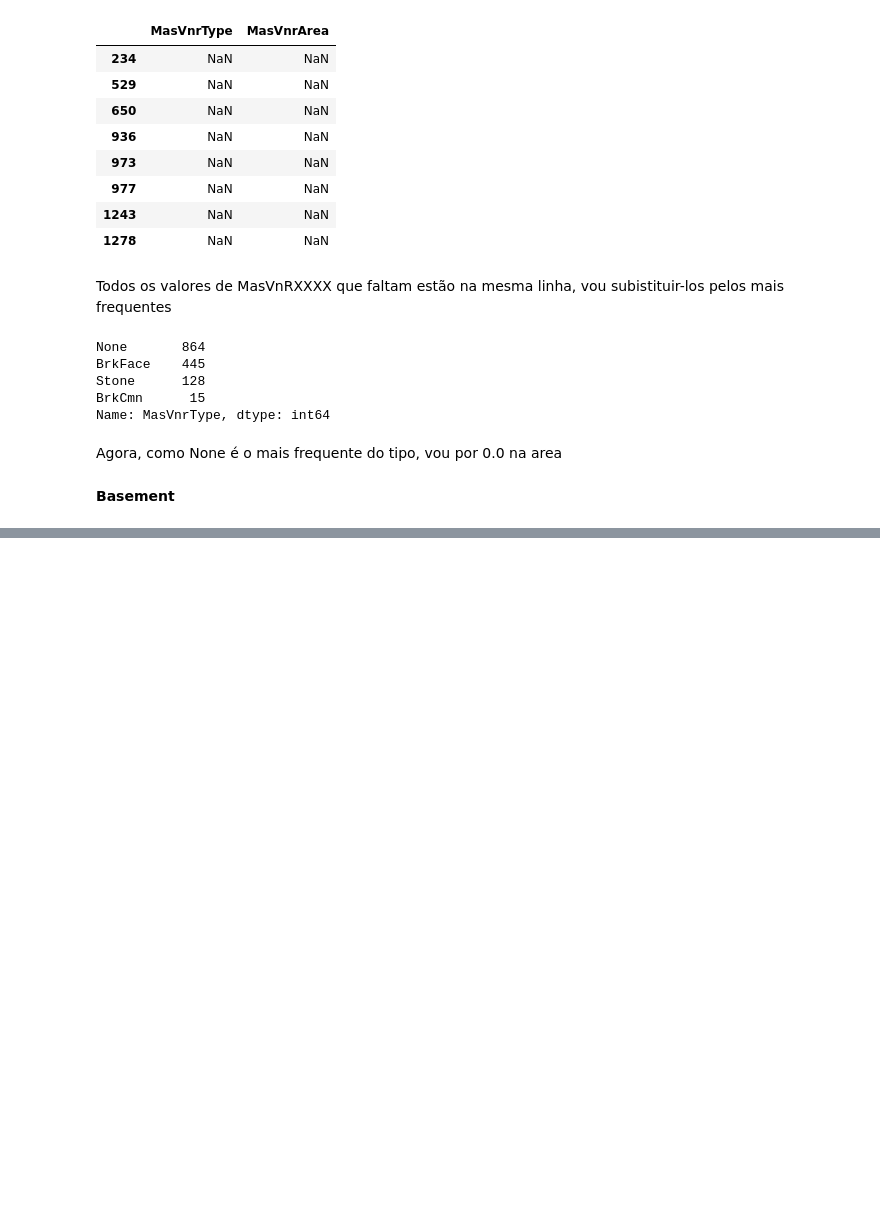
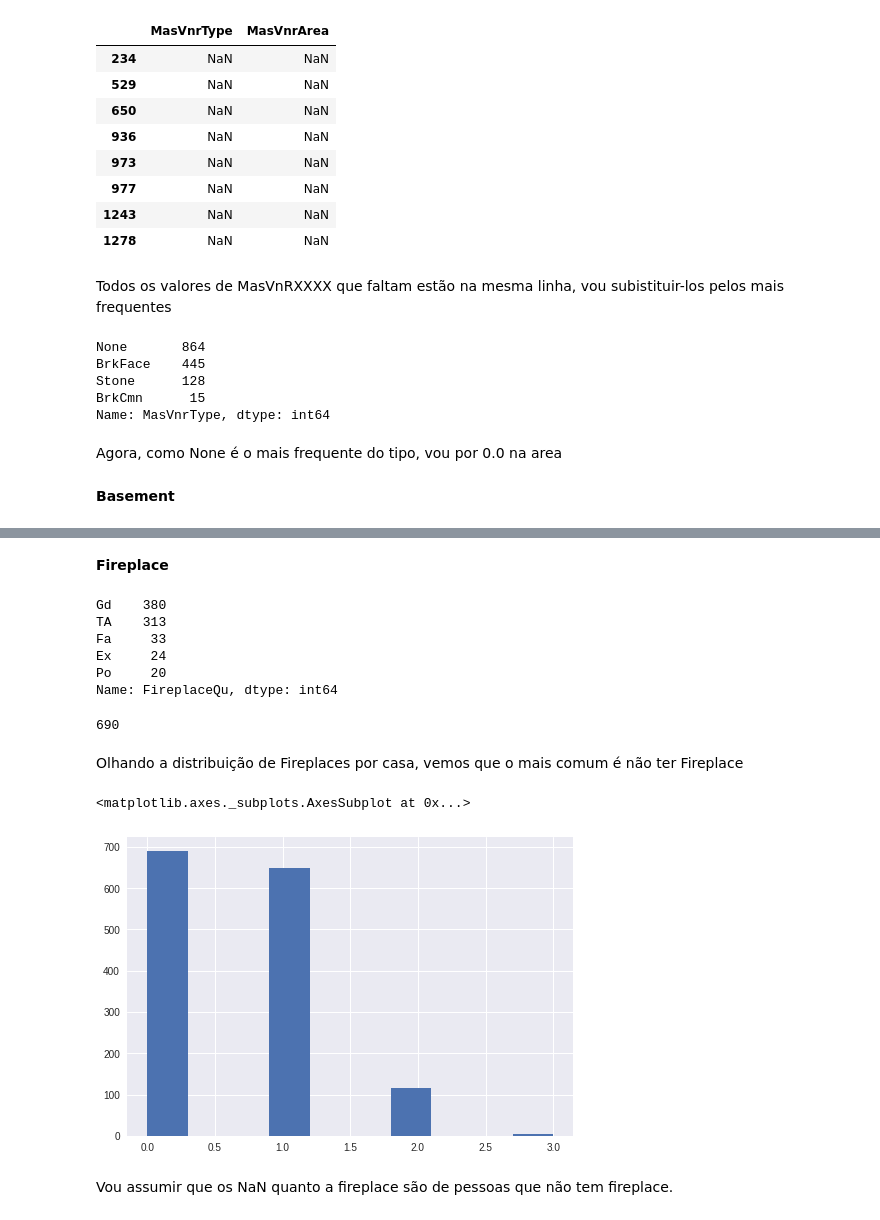
Before and after one commit to 51rL1N5/Prova_Esig, a Jupyter notebook: houseprice.ipynb, the cells around one changed output, grey strips where cells are left out. Cells and saved outputs as stored; diff of their text form; code cells hidden in the pictures; blank space fills up the shorter version.

Commit message:
Termino da limpeza de dados

```diff
--- a/houseprice.ipynb
+++ b/houseprice.ipynb
@@ -390,7 +390,8 @@ train.loc[train['MasVnrArea'].isnull(), 'MasVnrArea'] = 0.0
 **Basement**
 # %%
 
+basement_cols = ['BsmtQual','BsmtCond','BsmtExposure','BsmtFinType1','BsmtFinType2','BsmtFinSF1','BsmtFinSF2']
 
 for cols in basement_cols:
     if 'FinSF'not in cols:
-        cat_imputation(cols,'None')
+        train.loc[train[cols].isnull(),cols] = 'None'
@@ -396,0 +421,24 @@ for cols in basement_cols:
+# %% [markdown]
+**Fireplace**
+# %%
+mostra_dados('FireplaceQu')
+# %% [output]
+Gd    380
+TA    313
+Fa     33
+Ex     24
+Po     20
+Name: FireplaceQu, dtype: int64
+# %%
+faltando['FireplaceQu']
+# %% [output]
+690
+# %% [markdown]
+Olhando a distribuição de Fireplaces por casa, vemos que o mais comum é não ter Fireplace
+# %%
+train['Fireplaces'].hist()
+# %% [output]
+<matplotlib.axes._subplots.AxesSubplot at 0x...>
+[figure, added]
+# %% [markdown]
+Vou assumir que os NaN quanto a fireplace são de pessoas que não tem fireplace.
```
Also changed, not shown: parts of 30 cells of this notebook.
